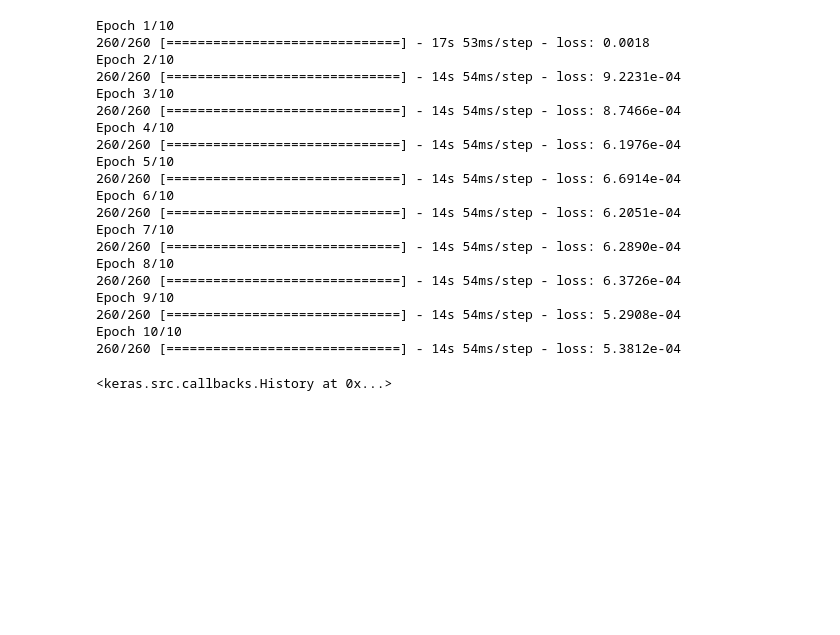
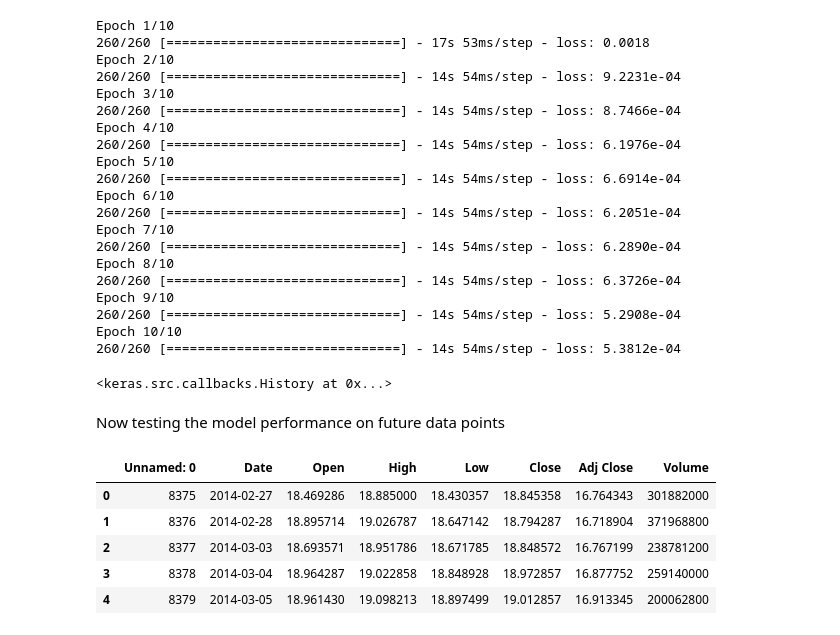
Before and after one commit to Prithvi2310/Stock-Price-Prediction, a Jupyter notebook: main.ipynb, the cells around one changed output. Cells and saved outputs as stored; diff of their text form; code cells hidden in the pictures; blank space fills up the shorter version.

```diff
--- a/main.ipynb
+++ b/main.ipynb
@@ -214,0 +220,13 @@ Epoch 10/10
+# %% [markdown]
+Now testing the model performance on future data points
+# %%
+dataset_test = pd.read_csv('Data/test.csv')
+# %%
+dataset_test.head()
+# %% [output]
+|  | Unnamed: 0 | Date | Open | High | Low | Close | Adj Close | Volume |
+| 0 | 8375 | 2014-02-27 | 18.469286 | 18.885000 | 18.430357 | 18.845358 | 16.764343 | 301882000 |
+| 1 | 8376 | 2014-02-28 | 18.895714 | 19.026787 | 18.647142 | 18.794287 | 16.718904 | 371968800 |
+| 2 | 8377 | 2014-03-03 | 18.693571 | 18.951786 | 18.671785 | 18.848572 | 16.767199 | 238781200 |
+| 3 | 8378 | 2014-03-04 | 18.964287 | 19.022858 | 18.848928 | 18.972857 | 16.877752 | 259140000 |
+| 4 | 8379 | 2014-03-05 | 18.961430 | 19.098213 | 18.897499 | 19.012857 | 16.913345 | 200062800 |
```
Also changed, not shown: parts of 3 cells of this notebook, 1 other file.
